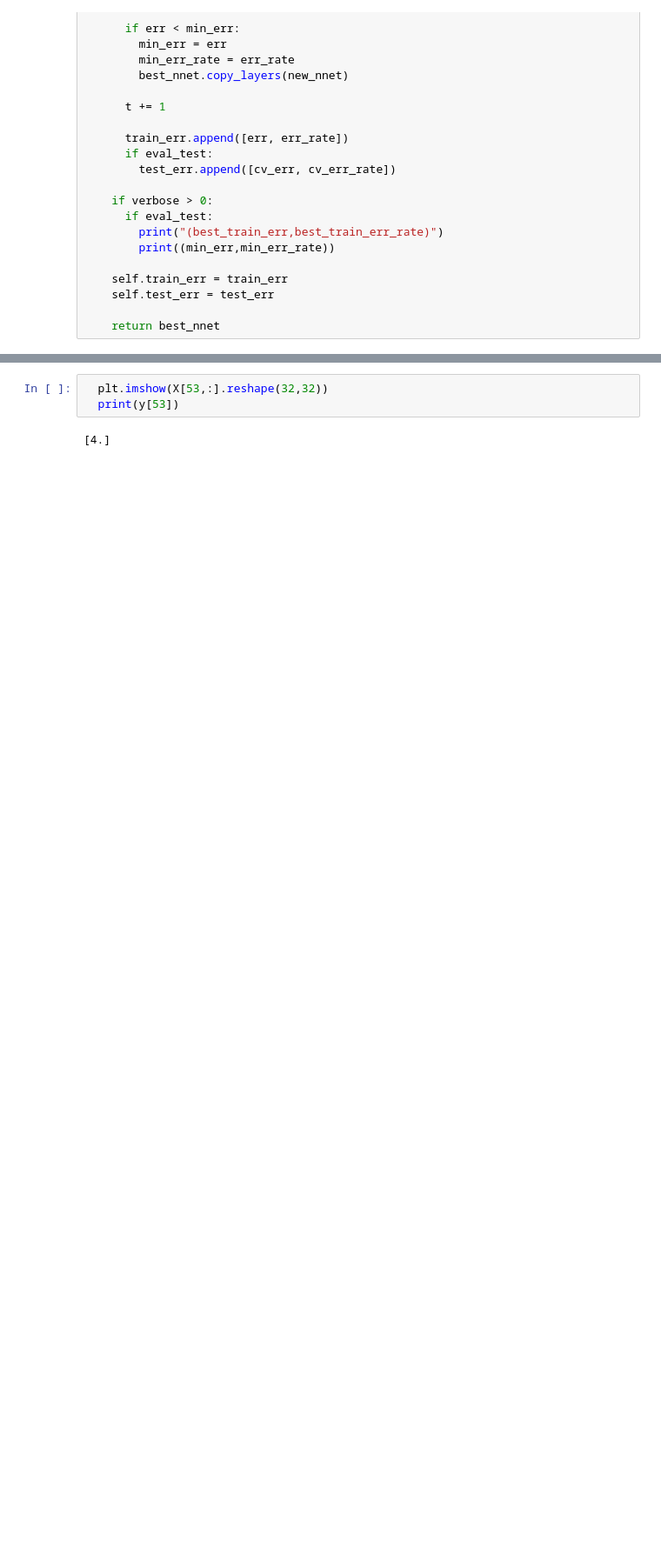
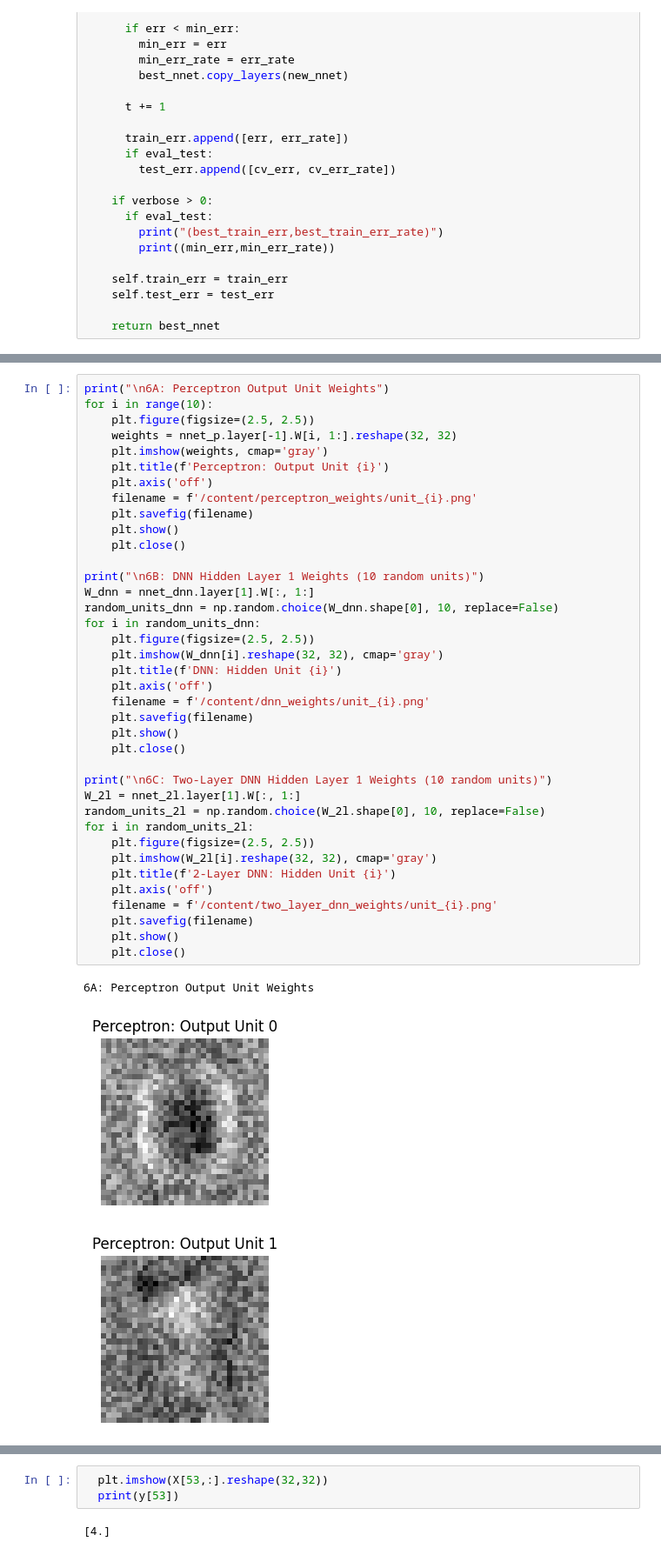
Before and after one commit to zaynabmourtada/Handwritten-Digit-Recognizer, a Jupyter notebook: learn_nnet.ipynb, the cells around one changed output, grey strips where cells are left out. Shown at 87% size. Saved outputs shown, nothing was run; the diff lists cells and outputs as text; blank space fills up the shorter version.

```diff
--- a/learn_nnet.ipynb
+++ b/learn_nnet.ipynb
@@ -483,3 +558,45 @@ def train_evaluate_model(nnet, optimizer, X, y, X_test, y_test, model_name):
   plt.show()
 
   print(f"Final Test Error for {model_name}: {test_err[-1, 1]}")
+# %%
+print("\n6A: Perceptron Output Unit Weights")
+for i in range(10):
+    plt.figure(figsize=(2.5, 2.5))
+    weights = nnet_p.layer[-1].W[i, 1:].reshape(32, 32)
+    plt.imshow(weights, cmap='gray')
+    plt.title(f'Perceptron: Output Unit {i}')
+    plt.axis('off')
+    filename = f'/content/perceptron_weights/unit_{i}.png'
+    plt.savefig(filename)
+    plt.show()
+    plt.close()
+
+print("\n6B: DNN Hidden Layer 1 Weights (10 random units)")
+W_dnn = nnet_dnn.layer[1].W[:, 1:]
+random_units_dnn = np.random.choice(W_dnn.shape[0], 10, replace=False)
+for i in random_units_dnn:
+    plt.figure(figsize=(2.5, 2.5))
+    plt.imshow(W_dnn[i].reshape(32, 32), cmap='gray')
+    plt.title(f'DNN: Hidden Unit {i}')
+    plt.axis('off')
+    filename = f'/content/dnn_weights/unit_{i}.png'
+    plt.savefig(filename)
+    plt.show()
+    plt.close()
+
+print("\n6C: Two-Layer DNN Hidden Layer 1 Weights (10 random units)")
+W_2l = nnet_2l.layer[1].W[:, 1:]
+random_units_2l = np.random.choice(W_2l.shape[0], 10, replace=False)
+for i in random_units_2l:
+    plt.figure(figsize=(2.5, 2.5))
+    plt.imshow(W_2l[i].reshape(32, 32), cmap='gray')
+    plt.title(f'2-Layer DNN: Hidden Unit {i}')
+    plt.axis('off')
+    filename = f'/content/two_layer_dnn_weights/unit_{i}.png'
+    plt.savefig(filename)
+    plt.show()
+    plt.close()
+# %% [output]
+6A: Perceptron Output Unit Weights
+[figure, added]
+[figure, added]
```
Also changed, not shown: parts of 27 cells of this notebook.
